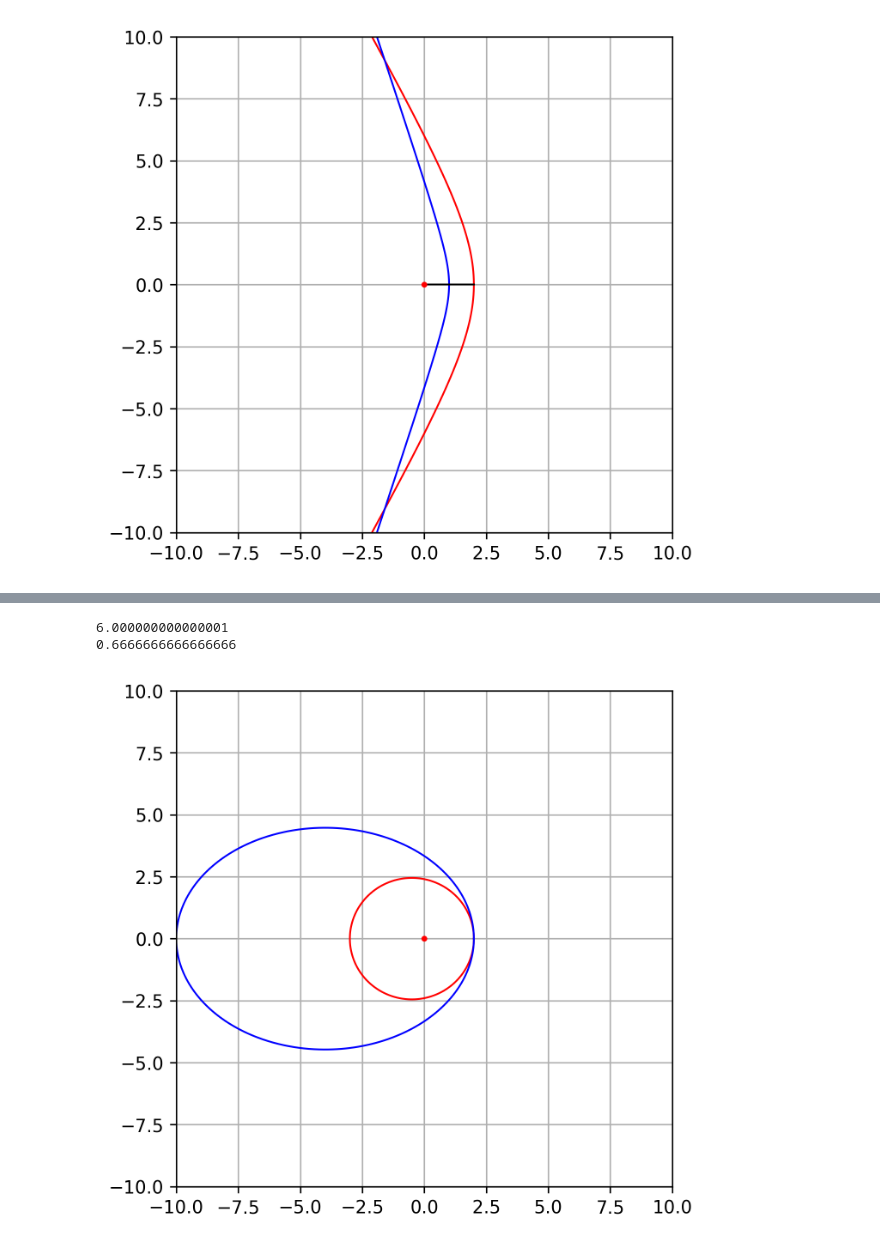
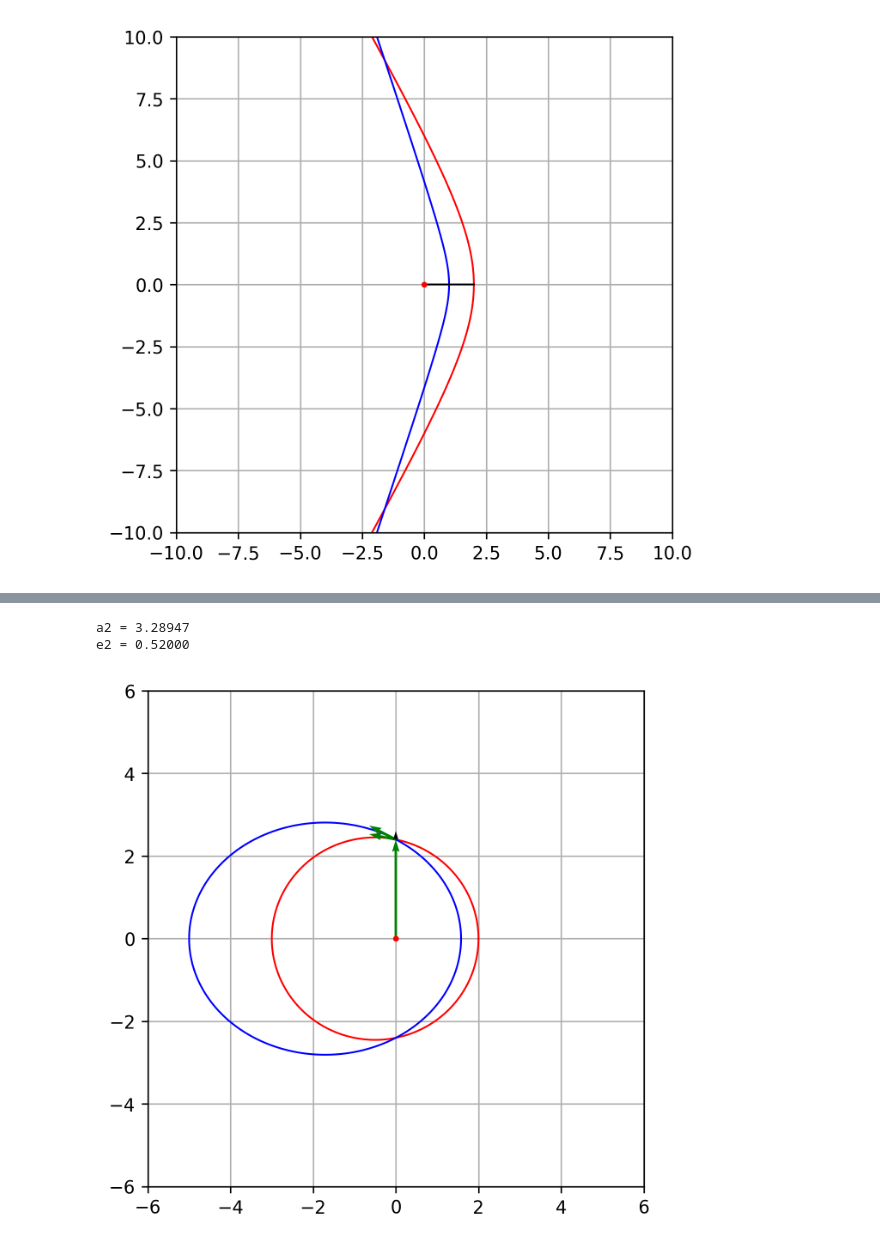
Before and after one commit to silvernuke911/KOSscripts, a Jupyter notebook: lib/tester.ipynb, the cells around one changed output, grey strips where cells are left out. Saved outputs shown, nothing was run; the diff lists cells and outputs as text; code cells hidden in the pictures.

```diff
--- a/lib/tester.ipynb
+++ b/lib/tester.ipynb
@@ -363,26 +362,34 @@ obt1 = conic(a1,e1)
 
 nu = np.deg2rad(-90)
 
-rp2 = 1.5
+rp2 = 1.2
 ## rmag constraints
-rmag = np.linalg.norm(conic(a1,e1,single=True,nu=nu))
+pos1 = conic(a1,e1,single=True,nu=nu)
+rmag = np.linalg.norm(pos1)
 e2 = (rp2 - rmag) / (rmag * np.cos(nu) - rp2)
-print(np.rad2deg(np.acos(-1/e2)) if e2 > 1 else " ")
 a2 = rp2 / (1 - e2)
-print(a2)
-print(e2)
+v1 = obt_vel(mu,a1,e1,single=True,nu=nu)
+print(f"nu_inf = {np.rad2deg(np.acos(-1/e2)):.5f}" if e2 > 1 else " ")
+print(f"a2 = {a2:.5f}")
+print(f"e2 = {e2:.5f}")
 if e2 < 0:
     print("No orbit possible")
     obt2 = np.nan, np.nan
+    v2  = np.nan, np.nan
 else:
     obt2 = conic(a2,e2)
+    v2  = obt_vel(mu,a2,e2,single=True,nu=nu)
+dv = v2 - v1
 
 plt.figure(figsize=(5,5),dpi=300)
 
 plt.plot(obt1[0],obt1[1],'r-',lw=1)
 plt.plot(obt2[0],obt2[1],'b-',lw=1)
-
-sqr = 10
+plt.quiver(0,0,pos1[0],pos1[1],color='green',scale = 1,zorder = 2,angles='xy', scale_units='xy',width=0.005)
+plt.quiver(pos1[0],pos1[1],v1[0],v1[1],color='green',scale = 1,zorder = 2,angles='xy', scale_units='xy',width=0.005)
+plt.quiver(pos1[0],pos1[1],v2[0],v2[1],color='green',scale = 1,zorder = 2,angles='xy', scale_units='xy',width=0.005)
+plt.quiver(pos1[0],pos1[1],dv[0],dv[1],color='black',scale = 1,zorder = 3,angles='xy', scale_units='xy',width=0.005)
+sqr = 6
 plt.xlim(-sqr, sqr)
 plt.ylim(-sqr, sqr)
 
@@ -407,40 +415,50 @@ e1 = (ap1 - rp1) / (rp1 + ap1)
 # a1  = rp1 / ( 1 - e1)
 
 obt1 = conic(a1,e1)
 
 
-nu = np.deg2rad(0)
+nu = np.deg2rad(90)
 
-ap2 = 10
+ap2 = 5
 ## rmag constraints
+pos1 = conic(a1,e1,single=True,nu=nu)
 rmag = np.linalg.norm(conic(a1,e1,single=True,nu=nu))
 e2 = (ap2 - rmag) / (rmag * np.cos(nu) + ap2)
 print(np.rad2deg(np.acos(-1/e2)) if e2 > 1 else " ")
 a2 = ap2 / (1 + e2)
-print(a2)
-print(e2)
+v1 = obt_vel(mu,a1,e1,single=True,nu=nu)
+print(f"a2 = {a2:.5f}")
+print(f"e2 = {e2:.5f}")
 if e2 < 0:
     print("No orbit possible")
     obt2 = np.nan, np.nan
+    v2  = np.nan, np.nan
 else:
     obt2 = conic(a2,e2)
+    v2  = obt_vel(mu,a2,e2,single=True,nu=nu)
+dv = v2 - v1
 
 plt.figure(figsize=(5,5),dpi=300)
 
 plt.plot(obt1[0],obt1[1],'r-',lw=1)
 plt.plot(obt2[0],obt2[1],'b-',lw=1)
 
-sqr = 10
+plt.quiver(0,0,pos1[0],pos1[1],color='green',scale = 1,zorder = 2,angles='xy', scale_units='xy',width=0.005)
+plt.quiver(pos1[0],pos1[1],v1[0],v1[1],color='green',scale = 1,zorder = 2,angles='xy', scale_units='xy',width=0.005)
+plt.quiver(pos1[0],pos1[1],v2[0],v2[1],color='green',scale = 1,zorder = 2,angles='xy', scale_units='xy',width=0.005)
+plt.quiver(pos1[0],pos1[1],dv[0],dv[1],color='black',scale = 1,zorder = 3,angles='xy', scale_units='xy',width=0.005)
+
+sqr = 6
 plt.xlim(-sqr, sqr)
 plt.ylim(-sqr, sqr)
 
 plt.gca().set_aspect('equal')
 plt.scatter([0], [0], color='red', s=5, zorder = 5)
 plt.grid(True)
 plt.show()
 # %% [output]
-6.000000000000001
-0.6666666666666666
+a2 = 3.28947
+e2 = 0.52000
-[figure, old version]
+[figure, new version]
 # %%
 ## CHANGE ECCENTRICITY
```
Also changed, not shown: parts of 7 cells of this notebook, 1 other file.
